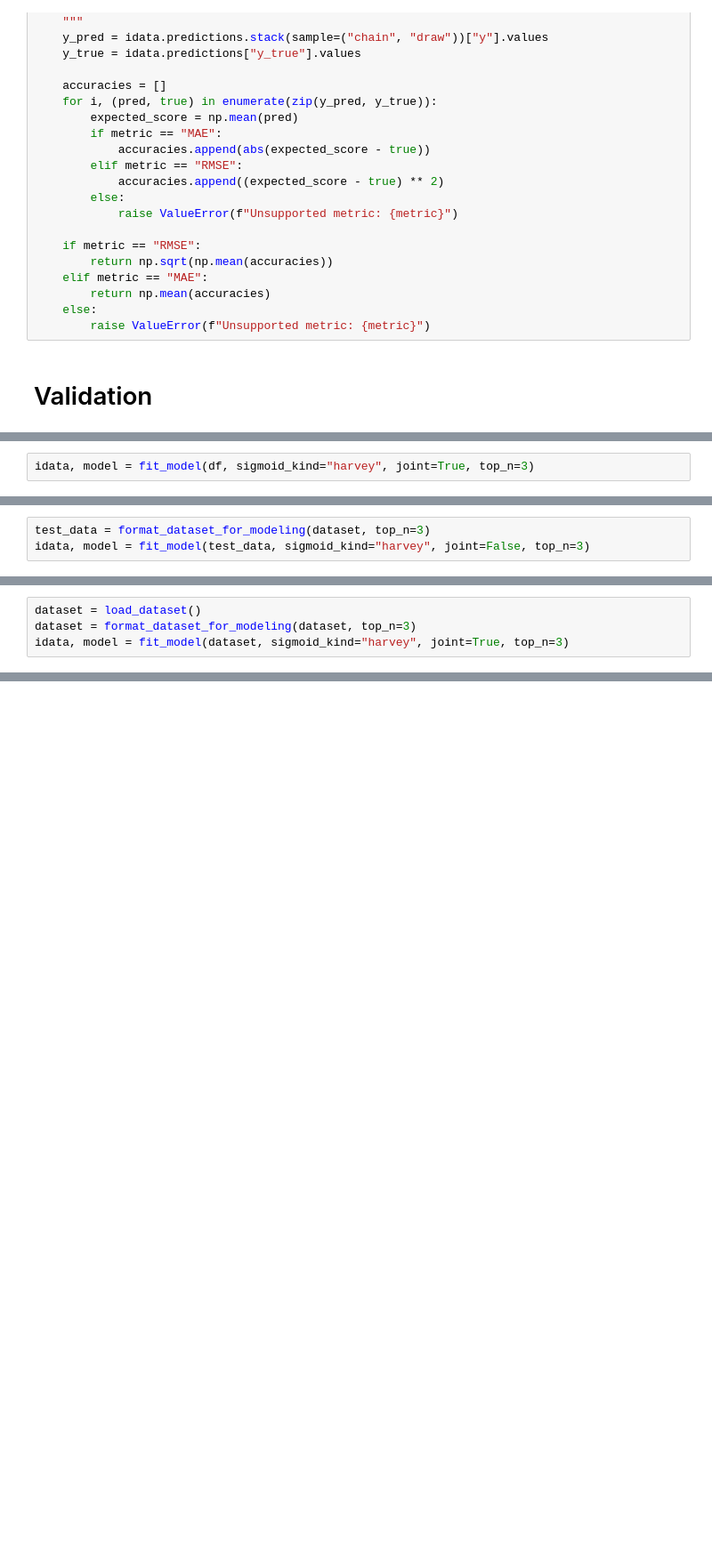
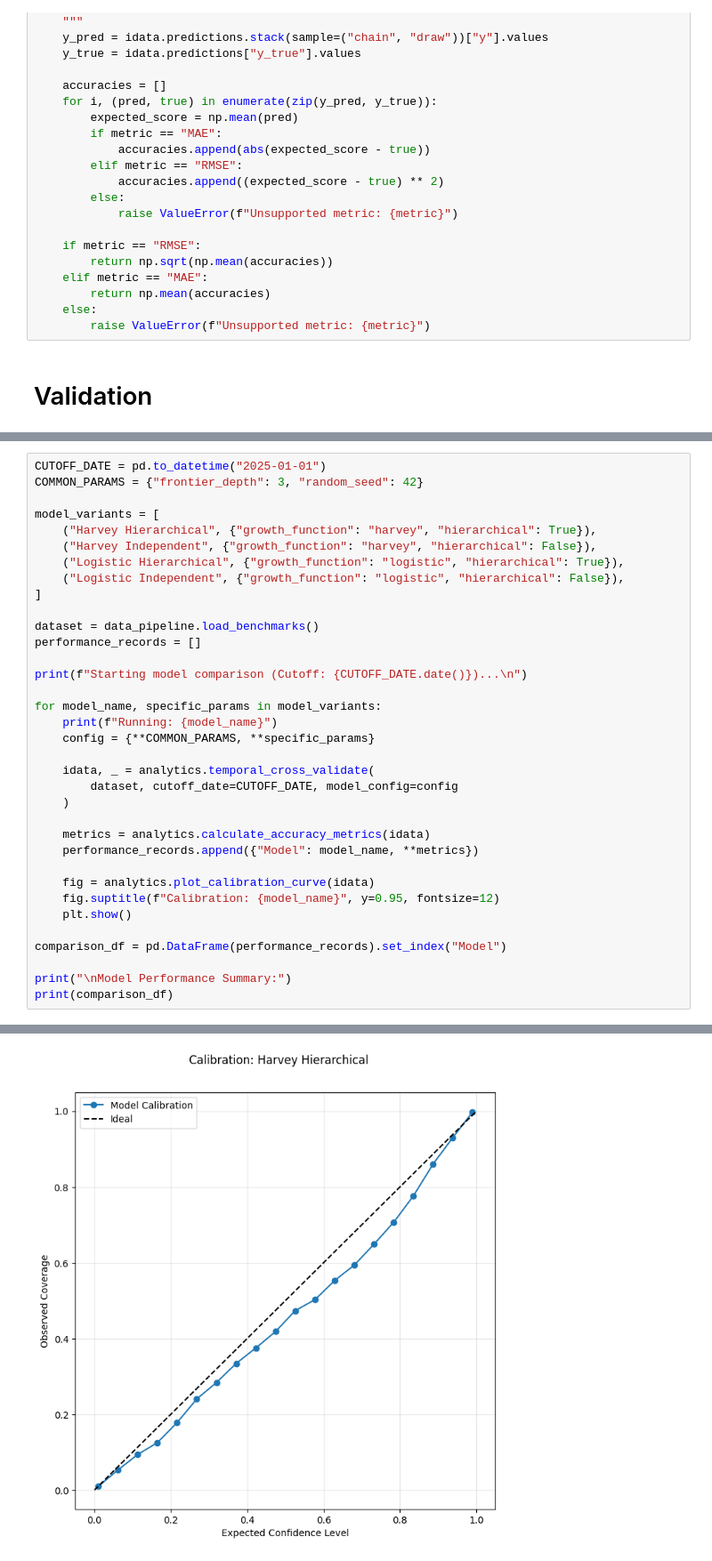
Before and after one commit to General-Purpose-AI-Policy-Lab/benchmark-forecasting, a Jupyter notebook: validation.ipynb, the cells around one changed output, grey strips where cells are left out. Shown at 89% size. Drawn from its saved outputs; the diff is of its cells as text; blank space fills up the shorter version.

```diff
--- a/validation.ipynb
+++ b/validation.ipynb
@@ -465,2 +389,0 @@ df = format_dataset_for_modeling(dataset)
-# %%
-idata, model = fit_model(df, sigmoid_kind="harvey", joint=True, top_n=3)
@@ -483,3 +389,0 @@ inferred_parameters.plot.scatter(x="tau", y="k")
-# %%
-test_data = format_dataset_for_modeling(dataset, top_n=3)
-idata, model = fit_model(test_data, sigmoid_kind="harvey", joint=False, top_n=3)
@@ -494,4 +389,0 @@ az.plot_trace(idata, var_names=["L", "k", "xi_base", "s"])
-# %%
-dataset = load_dataset()
-dataset = format_dataset_for_modeling(dataset, top_n=3)
-idata, model = fit_model(dataset, sigmoid_kind="harvey", joint=True, top_n=3)
@@ -745,0 +390,36 @@ for category in dataset["category"].unique():
+# %%
+CUTOFF_DATE = pd.to_datetime("2025-01-01")
+COMMON_PARAMS = {"frontier_depth": 3, "random_seed": 42}
+
+model_variants = [
+    ("Harvey Hierarchical", {"growth_function": "harvey", "hierarchical": True}),
+    ("Harvey Independent", {"growth_function": "harvey", "hierarchical": False}),
+    ("Logistic Hierarchical", {"growth_function": "logistic", "hierarchical": True}),
+    ("Logistic Independent", {"growth_function": "logistic", "hierarchical": False}),
+]
+
+dataset = data_pipeline.load_benchmarks()
+performance_records = []
+
+print(f"Starting model comparison (Cutoff: {CUTOFF_DATE.date()})...\n")
+
+for model_name, specific_params in model_variants:
+    print(f"Running: {model_name}")
+    config = {**COMMON_PARAMS, **specific_params}
+
+    idata, _ = analytics.temporal_cross_validate(
+        dataset, cutoff_date=CUTOFF_DATE, model_config=config
+    )
+
+    metrics = analytics.calculate_accuracy_metrics(idata)
+    performance_records.append({"Model": model_name, **metrics})
+
+    fig = analytics.plot_calibration_curve(idata)
+    fig.suptitle(f"Calibration: {model_name}", y=0.95, fontsize=12)
+    plt.show()
+
+comparison_df = pd.DataFrame(performance_records).set_index("Model")
+
+print("\nModel Performance Summary:")
+print(comparison_df)
+# %% [output]
@@ -745,0 +441 @@ for category in dataset["category"].unique():
+[figure, added]
```
Also changed, not shown: parts of 29 cells of this notebook, 1 other file.
